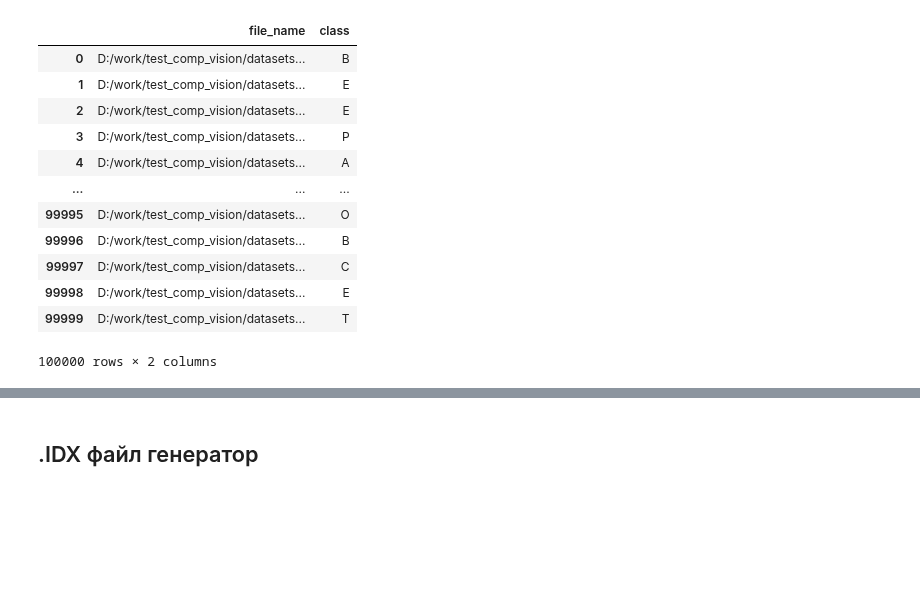
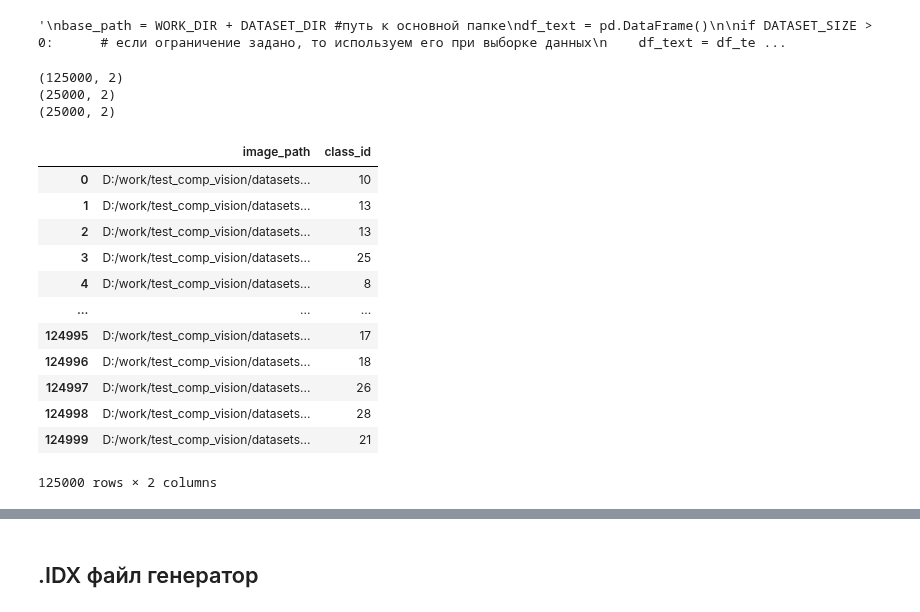
Before and after one commit to Eugene-Fed/test_for_MindSet, a Jupyter notebook: dataset_generator.ipynb, the cells around one changed output, grey strips where cells are left out. Cells and saved outputs as stored; diff of their text form; code cells hidden in the pictures; blank space fills up the shorter version.

Commit message:
Change dataset_generator.ipyng to create 3 separate datasets for train, validate and test

```diff
--- a/dataset_generator.ipynb
+++ b/dataset_generator.ipynb
@@ -21,11 +17,15 @@ warnings.filterwarnings('ignore')
 #входное разрешение модели
 IMAGE_HEIGHT = 28 # Height of the input images
 IMAGE_WIDTH = 28 #Width of the input images
-WORK_DIR = 'D:\work\\test_comp_vision\datasets\!_lines_w25_parsed_full' #путь к папке с файлами
-# DATASET_H5 = 'D:\work\\test_comp_vision\datasets\!_lines_w25_dataset.h5'
-DATASET_IDX_IMG = r'D:\work\test_comp_vision\datasets\!_lines_w25_dataset_images_100k_upper2.idx'
-DATASET_IDX_CLS = r'D:\work\test_comp_vision\datasets\!_lines_w25_dataset_classes_100k_upper2.idx'
+# WORK_DIR = r'D:\work\\test_comp_vision\datasets\!_lines_w25_parsed_full' #путь к папке с файлами
+WORK_DIR = r'D:/work/test_comp_vision/datasets/' # путь к рабочей папке
+DATASET_DIR = r'!_lines_w25_parsed_full'
+#DATASET_IDX_IMG = r'D:\work\test_comp_vision\datasets\!_lines_w25_dataset_images_100k_upper2.idx'
+#DATASET_IDX_CLS = r'D:\work\test_comp_vision\datasets\!_lines_w25_dataset_classes_100k_upper2.idx'
 DATASET_SIZE = 100000      # какую часть изображений используем для создания датасета. 0 - если нужны все данные
+DATASET_TRAIN_SIZE = 125000
+DATASET_VALID_SIZE = 25000
+DATASET_TEST_SIZE = DATASET_VALID_SIZE
 # LABELS = '0123456789АБВГДЕЁЖЗИЙКЛМНОПРСТУФХЦЧШЩЪЫЬЭЮЯабвгдеёжзийклмнопрстуфхцчшщъыьэюя'
 LABELS = '12456789АБВГДЕЁЖЗИЙКЛМНОПРСТУФХЦЧШЩЪЫЬЭЮЯ'   # for only uppercase letters without '0' and '3' numbers
 EXPORT_NAME_CSV = '!img_classes_upper2.csv'
@@ -73,6 +93,8 @@ def get_dataframe(path):
 # %%
-#Создаем DataFrame в котором хранится путь к фалу/изображению и его класс
-base_path = WORK_DIR #путь к основной папке
+# Code block depricated
+# Creating DataFrame with path to image and class in symbol format
+"""
+base_path = WORK_DIR + DATASET_DIR #путь к основной папке
 df_text = pd.DataFrame()
 
 if DATASET_SIZE > 0:      # если ограничение задано, то используем его при выборке данных
@@ -80,18 +102,51 @@ if DATASET_SIZE > 0:      # если ограничение задано, то
 else:
     df_text = df_text.append(get_dataframe(base_path))
 df_text
+"""
 # %% [output]
-|  | file_name | class |
-| 0 | D:/work/test_comp_vision/datasets... | В |
-| 1 | D:/work/test_comp_vision/datasets... | Е |
-| 2 | D:/work/test_comp_vision/datasets... | Е |
-| 3 | D:/work/test_comp_vision/datasets... | Р |
-| 4 | D:/work/test_comp_vision/datasets... | А |
-| ... | ... | ... |
-| 99995 | D:/work/test_comp_vision/datasets... | О |
-| 99996 | D:/work/test_comp_vision/datasets... | В |
-| 99997 | D:/work/test_comp_vision/datasets... | С |
-| 99998 | D:/work/test_comp_vision/datasets... | Е |
-| 99999 | D:/work/test_comp_vision/datasets... | Т |
-100000 rows × 2 columns
+'\nbase_path = WORK_DIR + DATASET_DIR #путь к основной папке\ndf_text = pd.DataFrame()\n\nif DATASET_SIZE > 0:      # если ограничение задано, то используем его при выборке данных\n    df_text = df_te ...
+# %%
+#Создаем DataFrame в котором хранится путь к фалу/изображению и его класс
+base_path = WORK_DIR + DATASET_DIR #путь к основной папке
+df_main = get_dataframe(base_path) # сюда получаем весь датасет с числовым классом вместо буквы
+
+valid_slice = DATASET_TRAIN_SIZE + DATASET_VALID_SIZE # ограничение для вырезки датасета валидации
+test_slice = valid_slice + DATASET_TEST_SIZE          # ограничение для вырезки датасета тестирования
+# test_slice = min(df_main.shape[0], test_slice)      # можно добавить эту проверку
+
+df_train = df_main[:DATASET_TRAIN_SIZE]
+df_valid = df_main[DATASET_TRAIN_SIZE:valid_slice]
+df_test = df_main[valid_slice:test_slice]
+
+print(df_main.shape)
+print(df_train.shape)
+print(df_valid.shape)
+print(df_test.shape)
+
+# Распределяем даные на 3 датасета
+#df_train = df_train.append(get_dataframe(base_path)[:DATASET_TRAIN_SIZE])
+#df_valid = df_valid.append(get_dataframe(base_path)[DATASET_TRAIN_SIZE:valid_slice])
+#df_test = df_test.append(get_dataframe(base_path)[valid_slice:test_slice])
+
+#df_images = pd.DataFrame({'image_path':df_text['file_name'],
+#                   'class_id':[labels_to_int[label] for label in df_text['class']]})
+# df_images.to_csv(EXPORT_NAME_CSV, index=False)
+df_main
+# %% [output]
+(125000, 2)
+(25000, 2)
+(25000, 2)
+|  | image_path | class_id |
+| 0 | D:/work/test_comp_vision/datasets... | 10 |
+| 1 | D:/work/test_comp_vision/datasets... | 13 |
+| 2 | D:/work/test_comp_vision/datasets... | 13 |
+| 3 | D:/work/test_comp_vision/datasets... | 25 |
+| 4 | D:/work/test_comp_vision/datasets... | 8 |
+| ... | ... | ... |
+| 124995 | D:/work/test_comp_vision/datasets... | 17 |
+| 124996 | D:/work/test_comp_vision/datasets... | 18 |
+| 124997 | D:/work/test_comp_vision/datasets... | 26 |
+| 124998 | D:/work/test_comp_vision/datasets... | 28 |
+| 124999 | D:/work/test_comp_vision/datasets... | 21 |
+125000 rows × 2 columns
 # %%
```
Also changed, not shown: parts of 10 cells of this notebook, 4 other files.
